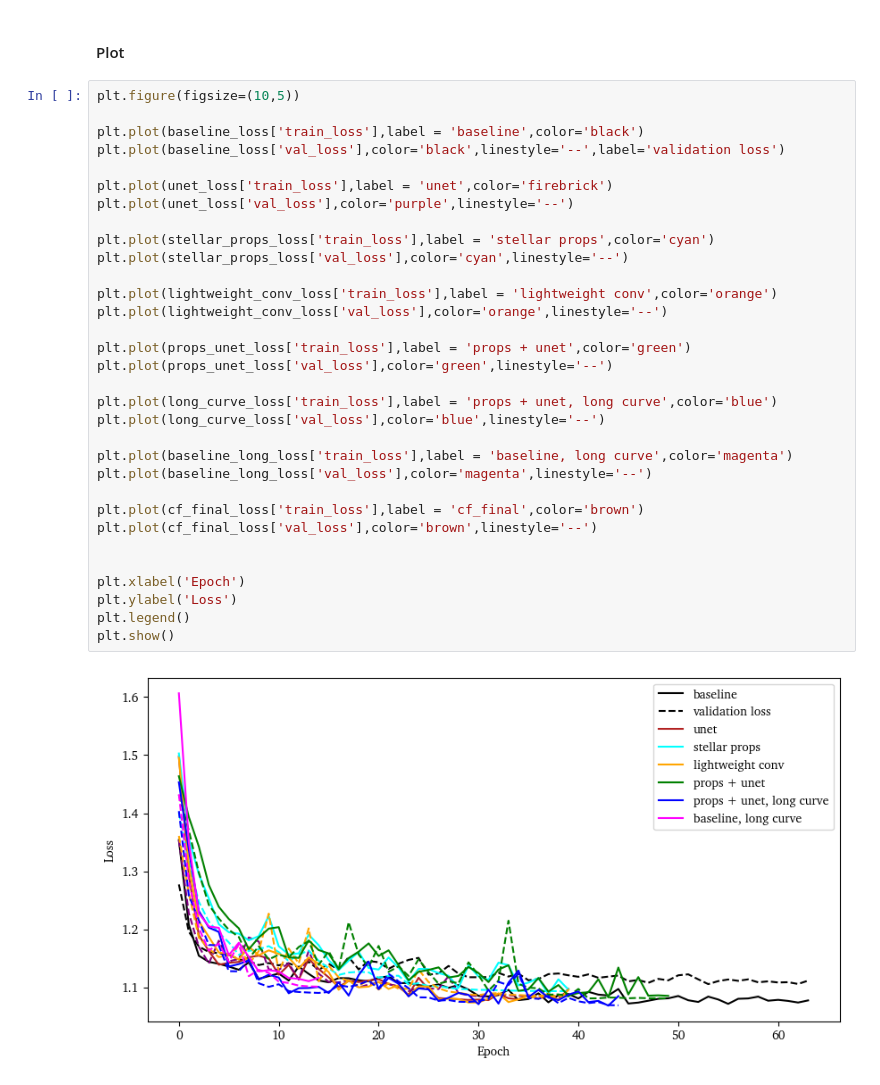
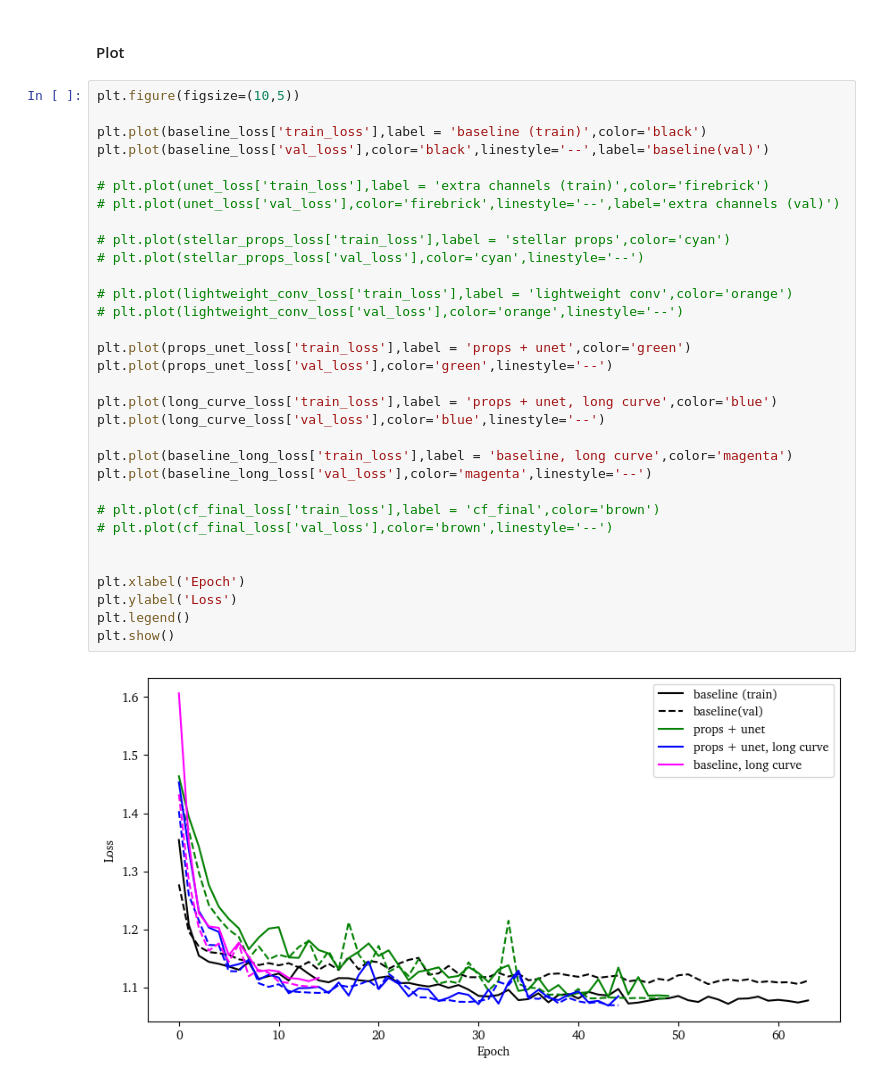
Before and after one commit to pvl19/lc-gen, a Jupyter notebook: notebooks/loss_analysis.ipynb, the cells around one changed output. Drawn from its saved outputs; the diff is of its cells as text.

```diff
--- a/notebooks/loss_analysis.ipynb
+++ b/notebooks/loss_analysis.ipynb
@@ -26,34 +26,34 @@ cf_final_loss = np.load(tests_folder + "cf_final/losses_per_epoch.npz")
 # %%
 plt.figure(figsize=(10,5))
 
-plt.plot(baseline_loss['train_loss'],label = 'baseline',color='black')
-plt.plot(baseline_loss['val_loss'],color='black',linestyle='--',label='validation loss')
+plt.plot(baseline_loss['train_loss'],label = 'baseline (train)',color='black')
+plt.plot(baseline_loss['val_loss'],color='black',linestyle='--',label='baseline(val)')
 
-plt.plot(unet_loss['train_loss'],label = 'unet',color='firebrick')
-plt.plot(unet_loss['val_loss'],color='purple',linestyle='--')
+# plt.plot(unet_loss['train_loss'],label = 'extra channels (train)',color='firebrick')
+# plt.plot(unet_loss['val_loss'],color='firebrick',linestyle='--',label='extra channels (val)')
 
-plt.plot(stellar_props_loss['train_loss'],label = 'stellar props',color='cyan')
-plt.plot(stellar_props_loss['val_loss'],color='cyan',linestyle='--')
+# plt.plot(stellar_props_loss['train_loss'],label = 'stellar props',color='cyan')
+# plt.plot(stellar_props_loss['val_loss'],color='cyan',linestyle='--')
 
-plt.plot(lightweight_conv_loss['train_loss'],label = 'lightweight conv',color='orange')
-plt.plot(lightweight_conv_loss['val_loss'],color='orange',linestyle='--')
+# plt.plot(lightweight_conv_loss['train_loss'],label = 'lightweight conv',color='orange')
+# plt.plot(lightweight_conv_loss['val_loss'],color='orange',linestyle='--')
 
 plt.plot(props_unet_loss['train_loss'],label = 'props + unet',color='green')
 plt.plot(props_unet_loss['val_loss'],color='green',linestyle='--')
 
 plt.plot(long_curve_loss['train_loss'],label = 'props + unet, long curve',color='blue')
 plt.plot(long_curve_loss['val_loss'],color='blue',linestyle='--')
 
 plt.plot(baseline_long_loss['train_loss'],label = 'baseline, long curve',color='magenta')
 plt.plot(baseline_long_loss['val_loss'],color='magenta',linestyle='--')
 
-plt.plot(cf_final_loss['train_loss'],label = 'cf_final',color='brown')
-plt.plot(cf_final_loss['val_loss'],color='brown',linestyle='--')
+# plt.plot(cf_final_loss['train_loss'],label = 'cf_final',color='brown')
+# plt.plot(cf_final_loss['val_loss'],color='brown',linestyle='--')
 
 
 plt.xlabel('Epoch')
 plt.ylabel('Loss')
 plt.legend()
 plt.show()
 # %% [output]
-[figure, old version]
+[figure, new version]
```
Also changed, not shown: 15 other files.
